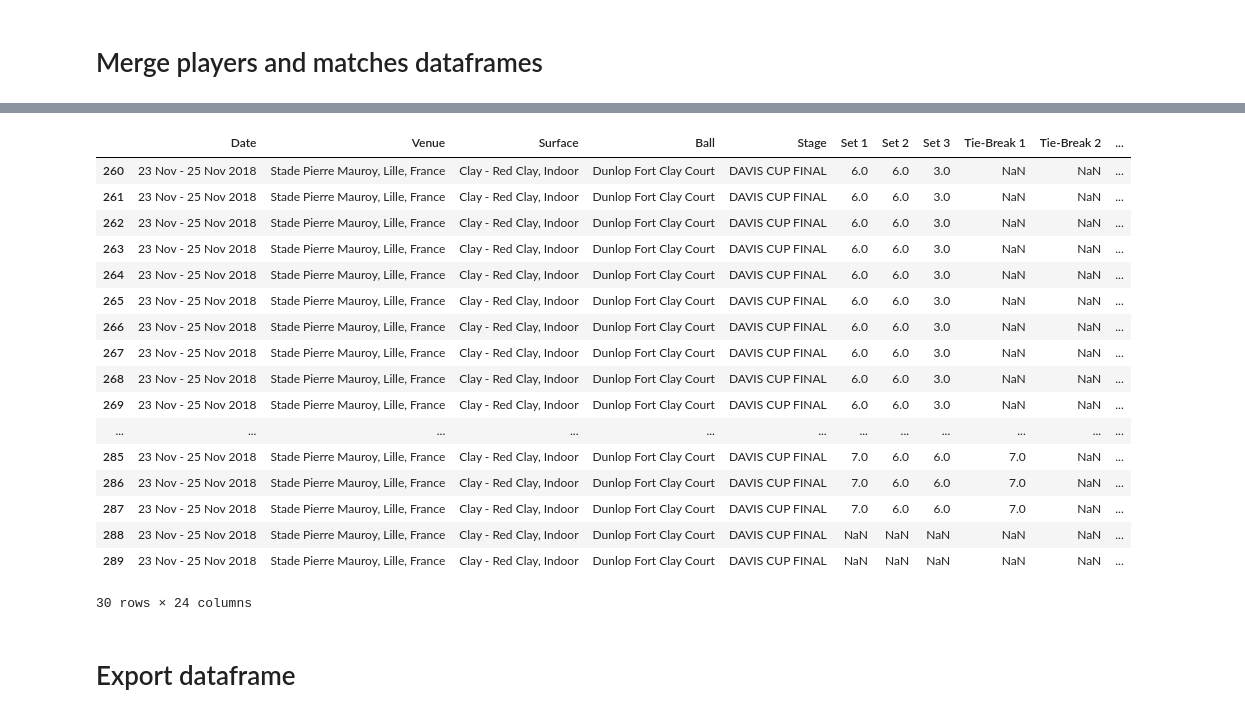
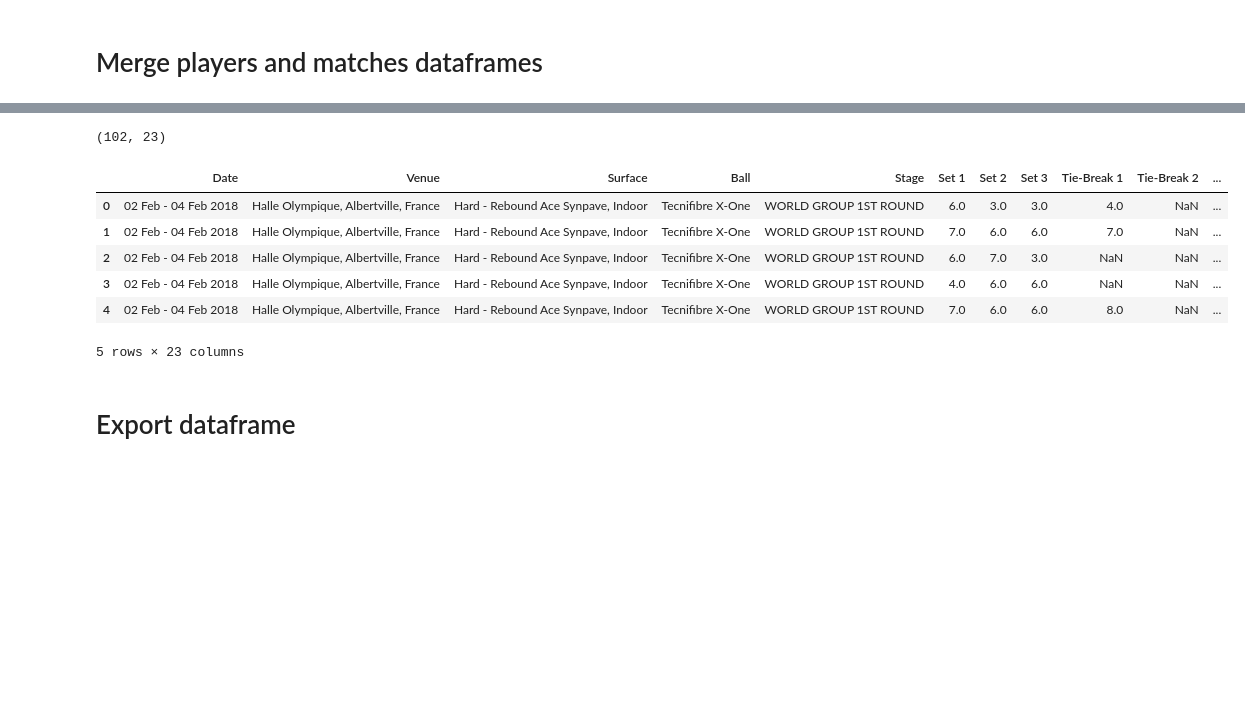
Before and after one commit to AEGDDI/davis-cup, a Jupyter notebook: all years.ipynb, the cells around one changed output, grey strips where cells are left out. Drawn from its saved outputs; the diff is of its cells as text; code cells hidden in the pictures; blank space fills up the shorter version.

```diff
--- a/all years.ipynb
+++ b/all years.ipynb
@@ -650,42 +570,39 @@ cleaned_matches_df.iloc[80:110]
 # %%
 def merge_data_frames(df1, df2):
-    # First merge based on "Player" matching "Player 1"
     merged_df = df1.merge(df2, left_on='Player 1', right_on='Player', how='left')
+    merged_df = merged_df.drop_duplicates()
 
-    # Second merge based on "Player" matching "Player 2"
-    merged_df = merged_df.merge(df2, left_on='Player 2', right_on='Player', how='left')
+    # Second merge based on 'Player 2'
+    final_merged = merged_df.merge(df2, left_on='Player 2', right_on='Player', how='left')
+    final_merged = final_merged.drop_duplicates()
 
-    # Rename columns if needed
-    merged_df.rename(columns={'Name_x': 'Player_1_Name', 'Country_x': 'Player_1_Country',
-                             'Name_y': 'Player_2_Name', 'Country_y': 'Player_2_Country'}, inplace=True)
+    # Dropping specified columns
+    columns_to_drop = ['Player_x', 'Player_y', 'Team Name_y']
+    final_merged = final_merged.drop(columns_to_drop, axis=1)
 
-    # Drop the duplicated columns
-    merged_df.drop(['Player_x', 'Player_y'], axis=1, inplace=True)
+    # Renaming columns based on suffixes
+    final_merged = final_merged.rename(columns=lambda x: x.replace('_x', '_Player1').replace('_y', '_Player2'))
 
-    return merged_df
+    # Renaming 'Team Name_Player1' to 'Team Name'
+    final_merged = final_merged.rename(columns={'Team Name_Player1': 'Team Name'})
+
+    return final_merged
 # %%
 merged_df = merge_data_frames(cleaned_matches_df, cleaned_players_df)
-# %%
-merged_df.iloc[260:290]
-# %% [output]
-|  | Date | Venue | Surface | Ball | Stage | Set 1 | Set 2 | Set 3 | Tie-Break 1 | Tie-Break 2 | ... |
-| 260 | 23 Nov - 25 Nov 2018 | Stade Pierre Mauroy, Lille, France | Clay - Red Clay, Indoor | Dunlop Fort Clay Court | DAVIS CUP FINAL | 6.0 | 6.0 | 3.0 | NaN | NaN | ... |
-| 261 | 23 Nov - 25 Nov 2018 | Stade Pierre Mauroy, Lille, France | Clay - Red Clay, Indoor | Dunlop Fort Clay Court | DAVIS CUP FINAL | 6.0 | 6.0 | 3.0 | NaN | NaN | ... |
-| 262 | 23 Nov - 25 Nov 2018 | Stade Pierre Mauroy, Lille, France | Clay - Red Clay, Indoor | Dunlop Fort Clay Court | DAVIS CUP FINAL | 6.0 | 6.0 | 3.0 | NaN | NaN | ... |
-| 263 | 23 Nov - 25 Nov 2018 | Stade Pierre Mauroy, Lille, France | Clay - Red Clay, Indoor | Dunlop Fort Clay Court | DAVIS CUP FINAL | 6.0 | 6.0 | 3.0 | NaN | NaN | ... |
-| 264 | 23 Nov - 25 Nov 2018 | Stade Pierre Mauroy, Lille, France | Clay - Red Clay, Indoor | Dunlop Fort Clay Court | DAVIS CUP FINAL | 6.0 | 6.0 | 3.0 | NaN | NaN | ... |
-| 265 | 23 Nov - 25 Nov 2018 | Stade Pierre Mauroy, Lille, France | Clay - Red Clay, Indoor | Dunlop Fort Clay Court | DAVIS CUP FINAL | 6.0 | 6.0 | 3.0 | NaN | NaN | ... |
-| 266 | 23 Nov - 25 Nov 2018 | Stade Pierre Mauroy, Lille, France | Clay - Red Clay, Indoor | Dunlop Fort Clay Court | DAVIS CUP FINAL | 6.0 | 6.0 | 3.0 | NaN | NaN | ... |
-| 267 | 23 Nov - 25 Nov 2018 | Stade Pierre Mauroy, Lille, France | Clay - Red Clay, Indoor | Dunlop Fort Clay Court | DAVIS CUP FINAL | 6.0 | 6.0 | 3.0 | NaN | NaN | ... |
-| 268 | 23 Nov - 25 Nov 2018 | Stade Pierre Mauroy, Lille, France | Clay - Red Clay, Indoor | Dunlop Fort Clay Court | DAVIS CUP FINAL | 6.0 | 6.0 | 3.0 | NaN | NaN | ... |
-| 269 | 23 Nov - 25 Nov 2018 | Stade Pierre Mauroy, Lille, France | Clay - Red Clay, Indoor | Dunlop Fort Clay Court | DAVIS CUP FINAL | 6.0 | 6.0 | 3.0 | NaN | NaN | ... |
-| ... | ... | ... | ... | ... | ... | ... | ... | ... | ... | ... | ... |
-| 285 | 23 Nov - 25 Nov 2018 | Stade Pierre Mauroy, Lille, France | Clay - Red Clay, Indoor | Dunlop Fort Clay Court | DAVIS CUP FINAL | 7.0 | 6.0 | 6.0 | 7.0 | NaN | ... |
-| 286 | 23 Nov - 25 Nov 2018 | Stade Pierre Mauroy, Lille, France | Clay - Red Clay, Indoor | Dunlop Fort Clay Court | DAVIS CUP FINAL | 7.0 | 6.0 | 6.0 | 7.0 | NaN | ... |
-| 287 | 23 Nov - 25 Nov 2018 | Stade Pierre Mauroy, Lille, France | Clay - Red Clay, Indoor | Dunlop Fort Clay Court | DAVIS CUP FINAL | 7.0 | 6.0 | 6.0 | 7.0 | NaN | ... |
-| 288 | 23 Nov - 25 Nov 2018 | Stade Pierre Mauroy, Lille, France | Clay - Red Clay, Indoor | Dunlop Fort Clay Court | DAVIS CUP FINAL | NaN | NaN | NaN | NaN | NaN | ... |
-| 289 | 23 Nov - 25 Nov 2018 | Stade Pierre Mauroy, Lille, France | Clay - Red Clay, Indoor | Dunlop Fort Clay Court | DAVIS CUP FINAL | NaN | NaN | NaN | NaN | NaN | ... |
-30 rows × 24 columns
+# %%
+merged_df.shape
+# %% [output]
+(102, 23)
+# %%
+merged_df.head()
+# %% [output]
+|  | Date | Venue | Surface | Ball | Stage | Set 1 | Set 2 | Set 3 | Tie-Break 1 | Tie-Break 2 | ... |
+| 0 | 02 Feb - 04 Feb 2018 | Halle Olympique, Albertville, France | Hard - Rebound Ace Synpave, Indoor | Tecnifibre X-One | WORLD GROUP 1ST ROUND | 6.0 | 3.0 | 3.0 | 4.0 | NaN | ... |
+| 1 | 02 Feb - 04 Feb 2018 | Halle Olympique, Albertville, France | Hard - Rebound Ace Synpave, Indoor | Tecnifibre X-One | WORLD GROUP 1ST ROUND | 7.0 | 6.0 | 6.0 | 7.0 | NaN | ... |
+| 2 | 02 Feb - 04 Feb 2018 | Halle Olympique, Albertville, France | Hard - Rebound Ace Synpave, Indoor | Tecnifibre X-One | WORLD GROUP 1ST ROUND | 6.0 | 7.0 | 3.0 | NaN | NaN | ... |
+| 3 | 02 Feb - 04 Feb 2018 | Halle Olympique, Albertville, France | Hard - Rebound Ace Synpave, Indoor | Tecnifibre X-One | WORLD GROUP 1ST ROUND | 4.0 | 6.0 | 6.0 | NaN | NaN | ... |
+| 4 | 02 Feb - 04 Feb 2018 | Halle Olympique, Albertville, France | Hard - Rebound Ace Synpave, Indoor | Tecnifibre X-One | WORLD GROUP 1ST ROUND | 7.0 | 6.0 | 6.0 | 8.0 | NaN | ... |
+5 rows × 23 columns
 # %% [markdown]
 # Export dataframe
 # %%
```
Also changed, not shown: parts of 26 cells of this notebook, 1 other file.
